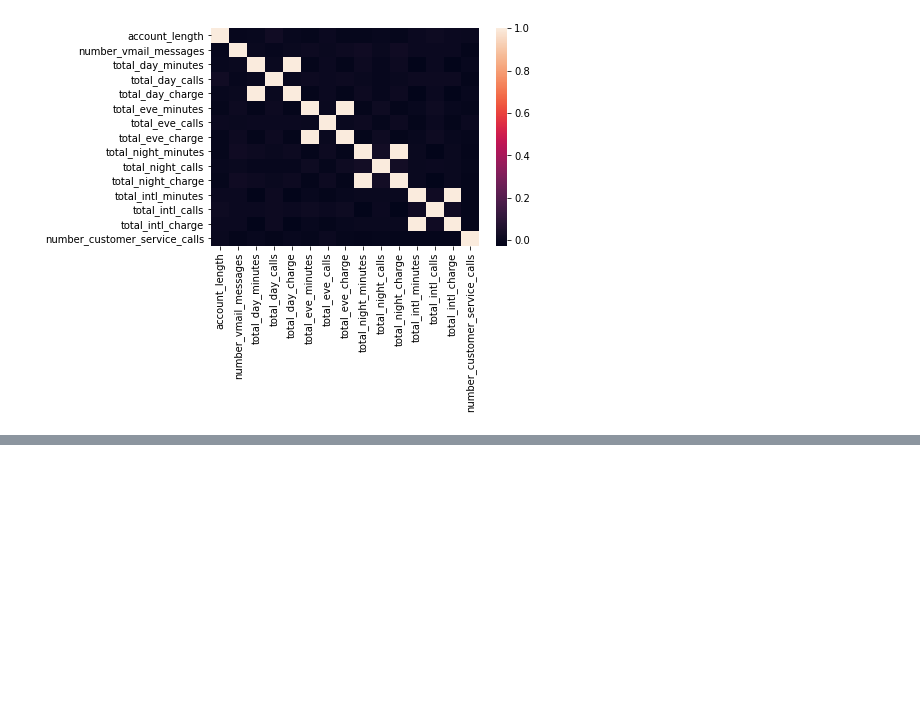
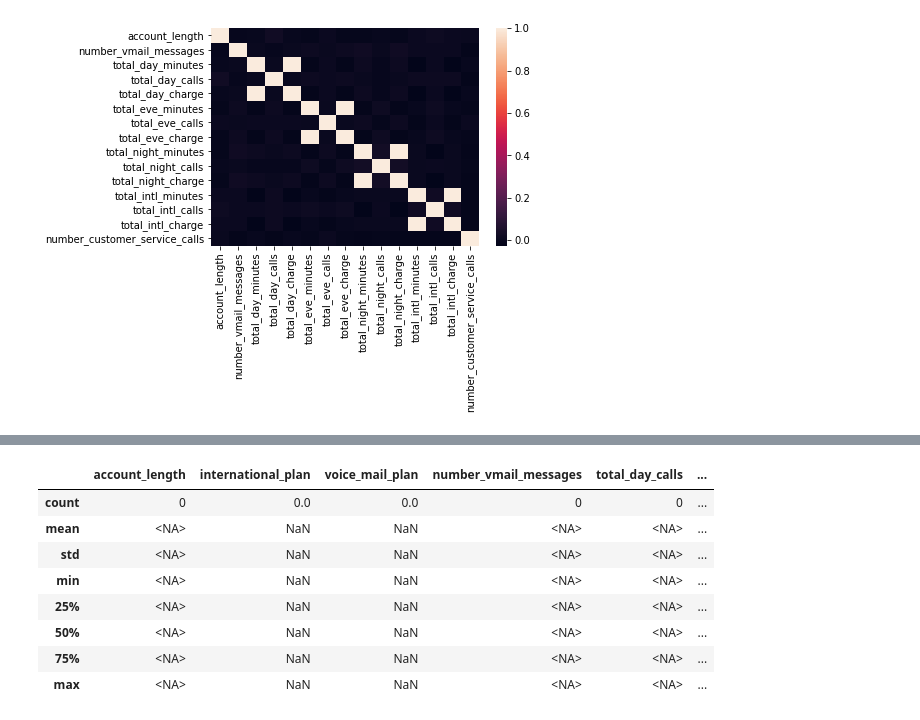
Before and after one commit to NataliaKitaoka/churn-prediction, a Jupyter notebook: data-visualization.ipynb, the cells around one changed output, grey strips where cells are left out. Saved outputs shown, nothing was run; the diff lists cells and outputs as text; code cells hidden in the pictures; blank space fills up the shorter version.

```diff
--- a/data-visualization.ipynb
+++ b/data-visualization.ipynb
@@ -180,0 +298,14 @@ NameError: name 'binary_data' is not defined
+# %%
+#Evaluating the stats again after processing the data
+churn_yes_processed = train_df[train_df.churn == '1']
+churn_yes_processed.describe()
+# %% [output]
+|  | account_length | international_plan | voice_mail_plan | number_vmail_messages | total_day_calls | ... |
+| count | 0 | 0.0 | 0.0 | 0 | 0 | ... |
+| mean | <NA> | NaN | NaN | <NA> | <NA> | ... |
+| std | <NA> | NaN | NaN | <NA> | <NA> | ... |
+| min | <NA> | NaN | NaN | <NA> | <NA> | ... |
+| 25% | <NA> | NaN | NaN | <NA> | <NA> | ... |
+| 50% | <NA> | NaN | NaN | <NA> | <NA> | ... |
+| 75% | <NA> | NaN | NaN | <NA> | <NA> | ... |
+| max | <NA> | NaN | NaN | <NA> | <NA> | ... |
```
Also changed, not shown: parts of 35 cells of this notebook.
